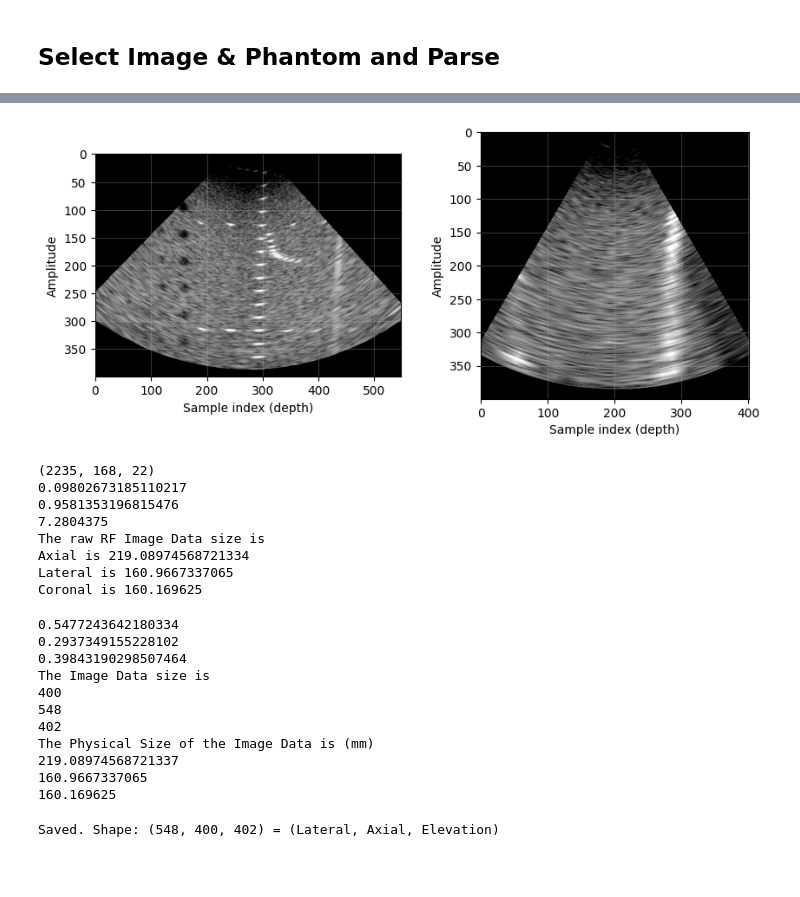
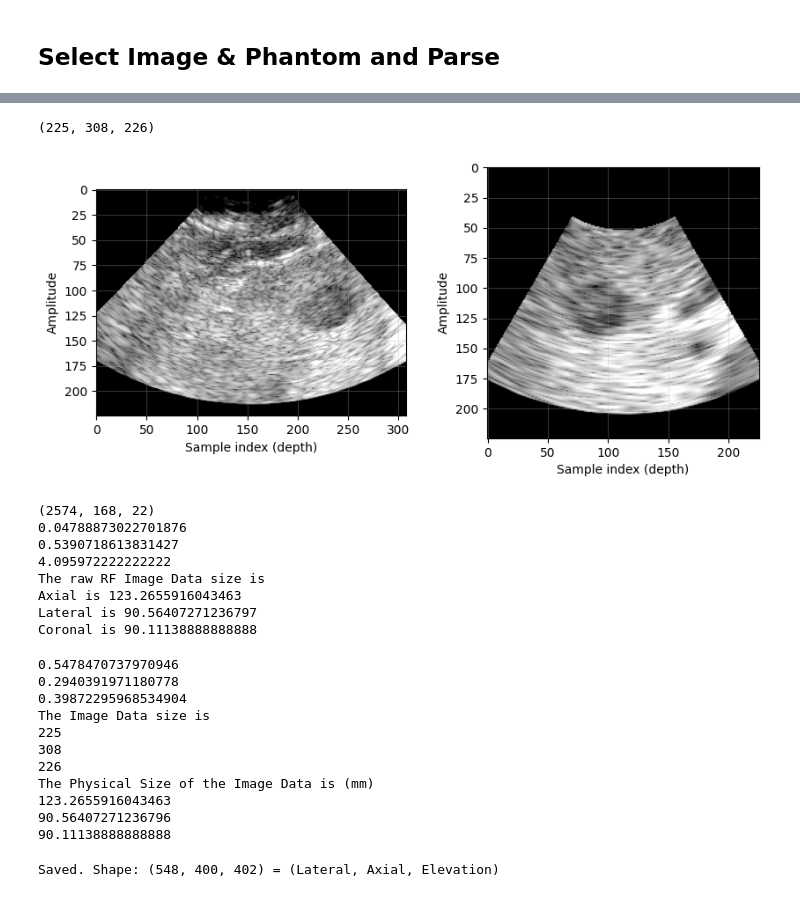
Before and after one commit to QuantUS-OpenSource/QuantUS-Backend-QUS, a Jupyter notebook: CLI-Demos/utc_demo 3d.ipynb, the cells around one changed output, grey strips where cells are left out. Saved outputs shown, nothing was run; the diff lists cells and outputs as text; code cells hidden in the pictures; blank space fills up the shorter version.

```diff
--- a/CLI-Demos/utc_demo 3d.ipynb
+++ b/CLI-Demos/utc_demo 3d.ipynb
@@ -33,8 +35,8 @@ scan_loader_kwargs = {}
 # %%
 scan_type = 'philips_pkl'
 
-scan_path = '/Volumes/T5 EVO/UCSD_3DCEUS/RF/3DMPUS-ATS-Phantom/ats_PHANTOM_rfCapture_20251023_125934.pkl'
-phantom_path = '/Volumes/T5 EVO/UCSD_3DCEUS/RF/3DMPUS-ATS-Phantom/ats_PHANTOM_rfCapture_20251023_125934.pkl'
+scan_path = '/media/ahmed-el-kaffas/20TB-HDD/Yuanshan/3DMPUS/RF/Pkl_file/UCSD/UCSD-P05-V02-RF1_20250819_094227.pkl'
+phantom_path = '/media/ahmed-el-kaffas/20TB-HDD/Yuanshan/3DMPUS/RF/Pkl_file/UCSD/UCSD-P05-V02-RF1_20250819_094227.pkl'
 scan_loader_kwargs = {}
 # %%
 from quantus.entrypoints import scan_loading_step
@@ -42,6 +44,10 @@ import sys
 sys.path.insert(0, str(Path().cwd().parent.parent))  # QuantUS/engines/qus -> QuantUS/
 
 image_data = scan_loading_step(scan_type, scan_path, phantom_path, **scan_loader_kwargs)
+# %%
+image_data.sc_bmode.shape
+# %% [output]
+(225, 308, 226)
 # %%
 %matplotlib widget
 
@@ -422,17 +428,17 @@ class VOISelector3D:
 # %%
 fig, axes = plt.subplots(1, 2, figsize=(10, 4))
 
-axes[0].imshow(image_data.sc_bmode[:,:,200],cmap='gray')
+axes[0].imshow(image_data.sc_bmode[:,:,90],cmap='gray')
 axes[0].set_xlabel('Sample index (depth)')
 axes[0].set_ylabel('Amplitude')
 axes[0].grid(True, alpha=0.3)
 
 axes[1].imshow(image_data.sc_bmode[:,230,:],cmap='gray')
 axes[1].set_xlabel('Sample index (depth)')
 axes[1].set_ylabel('Amplitude')
 axes[1].grid(True, alpha=0.3)
 # %% [output]
-[figure, old version]
+[figure, new version]
 # %%
 print(image_data.rf_data.shape)
 print(image_data.axial_res)
@@ -444,14 +450,14 @@ print("Axial is " + str(image_data.axial_res*image_data.rf_data.shape[0]))
 print("Lateral is " + str(image_data.lateral_res*image_data.rf_data.shape[1]))
 print("Coronal is " + str(image_data.coronal_res*image_data.rf_data.shape[2]))
 # %% [output]
-(2235, 168, 22)
-0.09802673185110217
-0.9581353196815476
-7.2804375
+(2574, 168, 22)
+0.04788873022701876
+0.5390718613831427
+4.095972222222222
 The raw RF Image Data size is
-Axial is 219.08974568721334
-Lateral is 160.9667337065
-Coronal is 160.169625
+Axial is 123.2655916043463
+Lateral is 90.56407271236797
+Coronal is 90.11138888888888
 # %%
 print(image_data.sc_axial_res)
 print(image_data.sc_lateral_res)
@@ -467,17 +473,17 @@ print(image_data.sc_bmode.shape[0]*image_data.sc_axial_res)
 print(image_data.sc_bmode.shape[1]*image_data.sc_lateral_res)
 print(image_data.sc_bmode.shape[2]*image_data.sc_coronal_res)
 # %% [output]
-0.5477243642180334
-0.2937349155228102
-0.39843190298507464
+0.5478470737970946
+0.2940391971180778
+0.39872295968534904
 The Image Data size is
-400
-548
-402
+225
+308
+226
 The Physical Size of the Image Data is (mm)
-219.08974568721337
-160.9667337065
-160.169625
+123.2655916043463
+90.56407271236796
+90.11138888888888
 # %%
 import nibabel as nib
 import numpy as np
```
Also changed, not shown: parts of 2 cells of this notebook.
